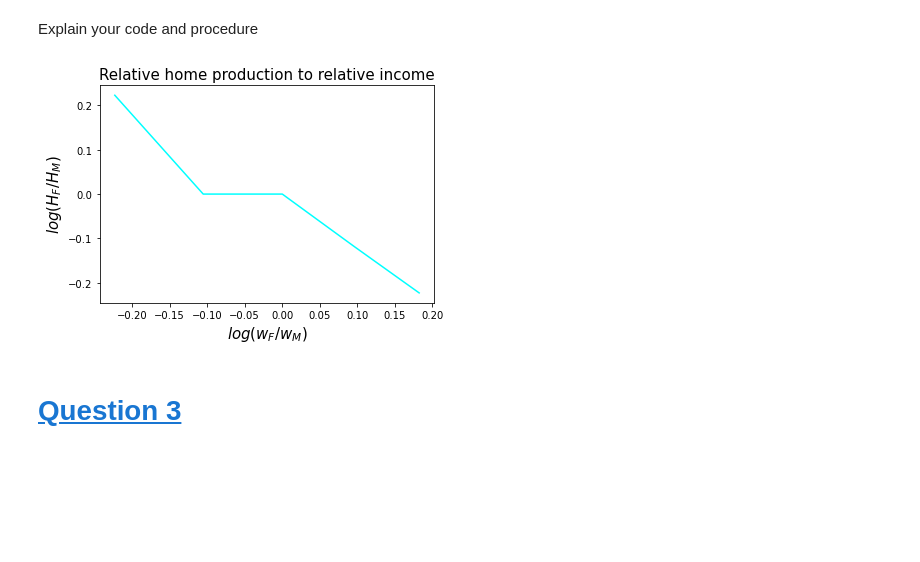
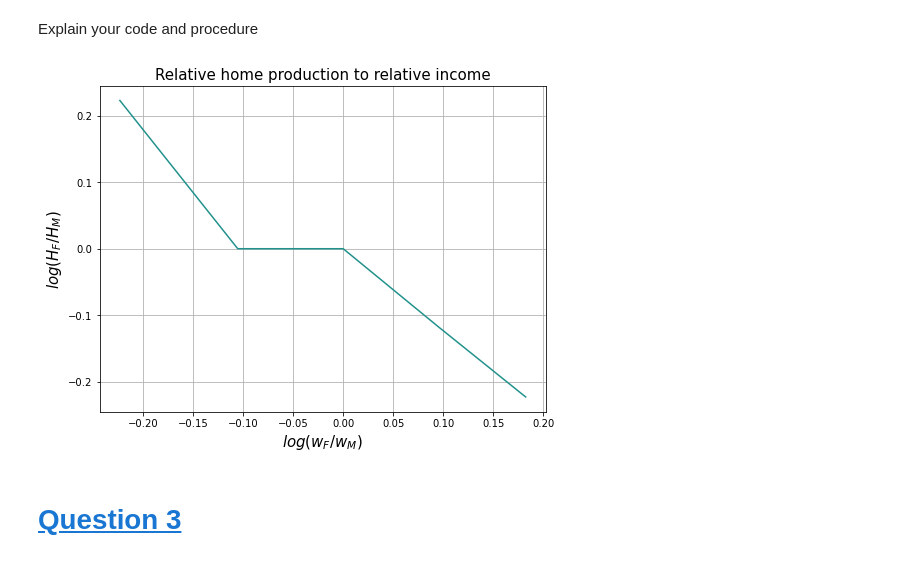
Before and after one commit to NumEconCopenhagen/projects-2023-s, a Jupyter notebook: inauguralproject/inauguralproject.ipynb, the cells around one changed output. Cells and saved outputs as stored; diff of their text form; code cells hidden in the pictures; blank space fills up the shorter version.

```diff
--- a/inauguralproject/inauguralproject.ipynb
+++ b/inauguralproject/inauguralproject.ipynb
@@ -58,37 +105,47 @@ The autoreload extension is already loaded. To reload it, use:
 # %% [markdown]
 Explain your code and procedure
 # %%
-# Defining model
-model = HouseholdSpecializationModelClass()
-
 # Resetting alpha and sigma to their respective baseline values
 model.par.alpha = 0.5
 model.par.sigma = 1.0
 
 # Defining male and female wages and retrieving them from HouseholdSpecializationModel
 wF = model.par.wF_vec
 wM = model.par.wM
 
 # Creating empty lists for the values of log(HF/HM) and log(wF/wM)
 log_ratio = []
 log_wages = []
 
 # Finding the optimal values for HF and HM by iteration using the discrete solver
 # And appending them to the lists above
 for femalewages in wF:
     model.par.wF = femalewages
     opt = model.solve_discrete()
     log_ratio.append(np.log(opt.HF/opt.HM))
     log_wages.append(np.log(femalewages/wM))
 
-# Plotting log(HF/HM) and log(wF/wM) against each other
-plt.plot(log_wages, log_ratio, color="cyan")
-plt.xlabel("$log(w_{F}/w_{M})$", fontsize=15)
-plt.ylabel("$log(H_{F}/H_{M})$", fontsize=15)
-plt.title("Relative home production to relative income", fontsize=15)
+# Choose a visually appealing color palette
+cmap = plt.get_cmap('viridis')
+
+# Increase the size of the plot
+fig, ax = plt.subplots(figsize=(8, 6))
+
+# Plot log(HF/HM) and log(wF/wM) against each other
+ax.plot(log_wages, log_ratio, color=cmap(0.5))
+
+# Add grid lines
+ax.grid(True, which='both')
+
+# Add x and y axis labels and title
+ax.set_xlabel("$log(w_{F}/w_{M})$", fontsize=15)
+ax.set_ylabel("$log(H_{F}/H_{M})$", fontsize=15)
+ax.set_title("Relative home production to relative income", fontsize=15)
+
+# Show the plot
 plt.show()
 # %% [output]
-[figure, old version]
+[figure, new version]
 # %% [markdown]
 # <a id='toc4_'></a>[Question 3](#toc0_)
 # %% [markdown]
```
Also changed, not shown: parts of 7 cells of this notebook, 1 other file.
